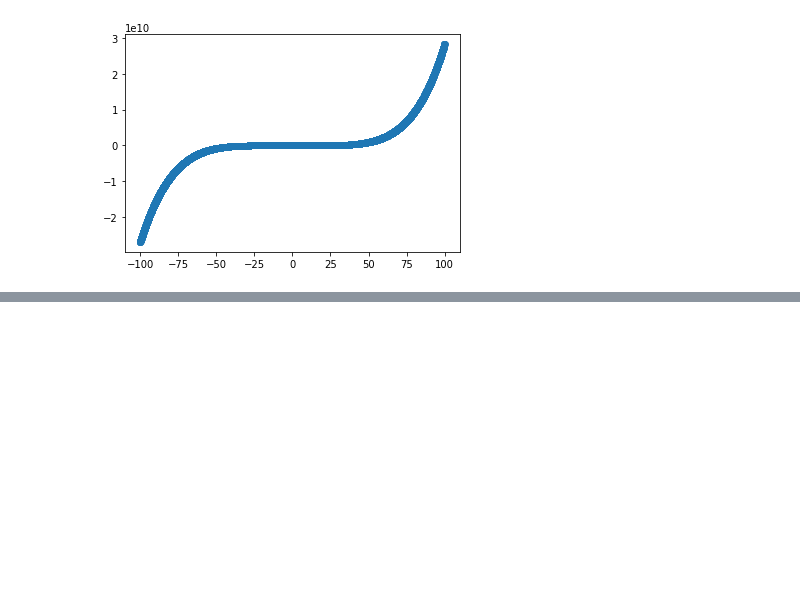
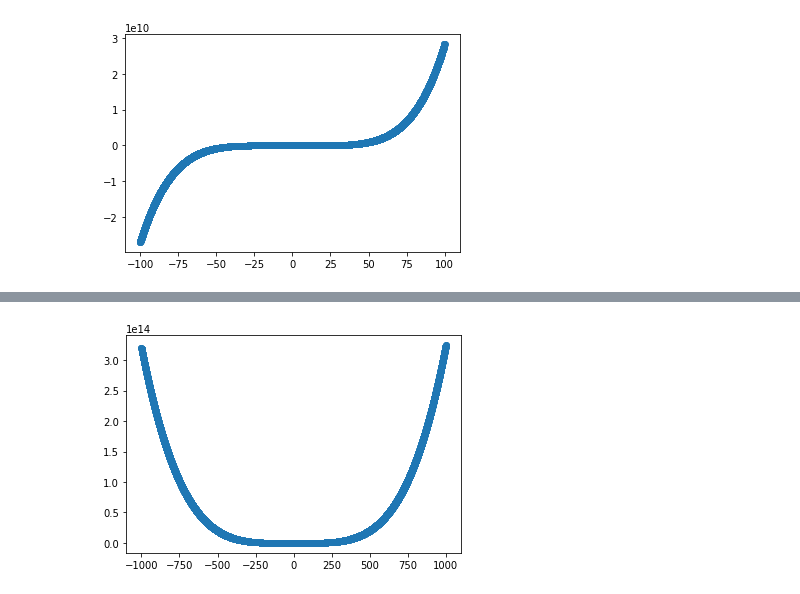
Before and after one commit to jakubkarczewski/PolynomialRegression, a Jupyter notebook: Tests.ipynb, the cells around one changed output, grey strips where cells are left out. Cells and saved outputs as stored; diff of their text form; code cells hidden in the pictures; blank space fills up the shorter version.

```diff
--- a/Tests.ipynb
+++ b/Tests.ipynb
@@ -45,0 +52,14 @@ plt.show()
+# %%
+my_data = np.genfromtxt('./ultimate_test.csv', delimiter=',')
+
+data_x_raw = np.zeros((len(my_data), 1))
+data_y = np.zeros((len(my_data), 1))
+
+for i in range(len(my_data)):
+    data_x_raw[i] = my_data[i][0]
+    data_y[i] = my_data[i][1]
+
+plt.scatter(data_x_raw, data_y)
+plt.show()
+# %% [output]
+[figure, added]
```
Also changed, not shown: parts of 5 cells of this notebook, 1 other file.
